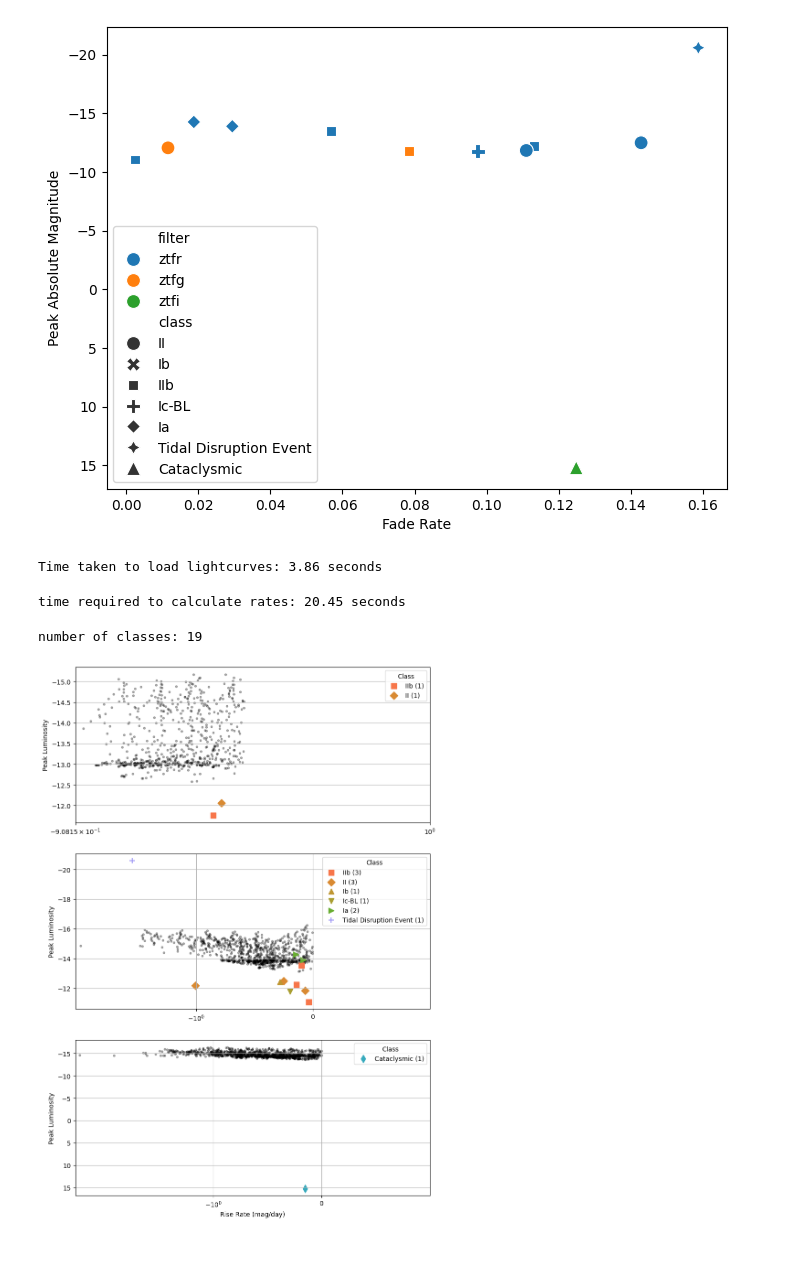
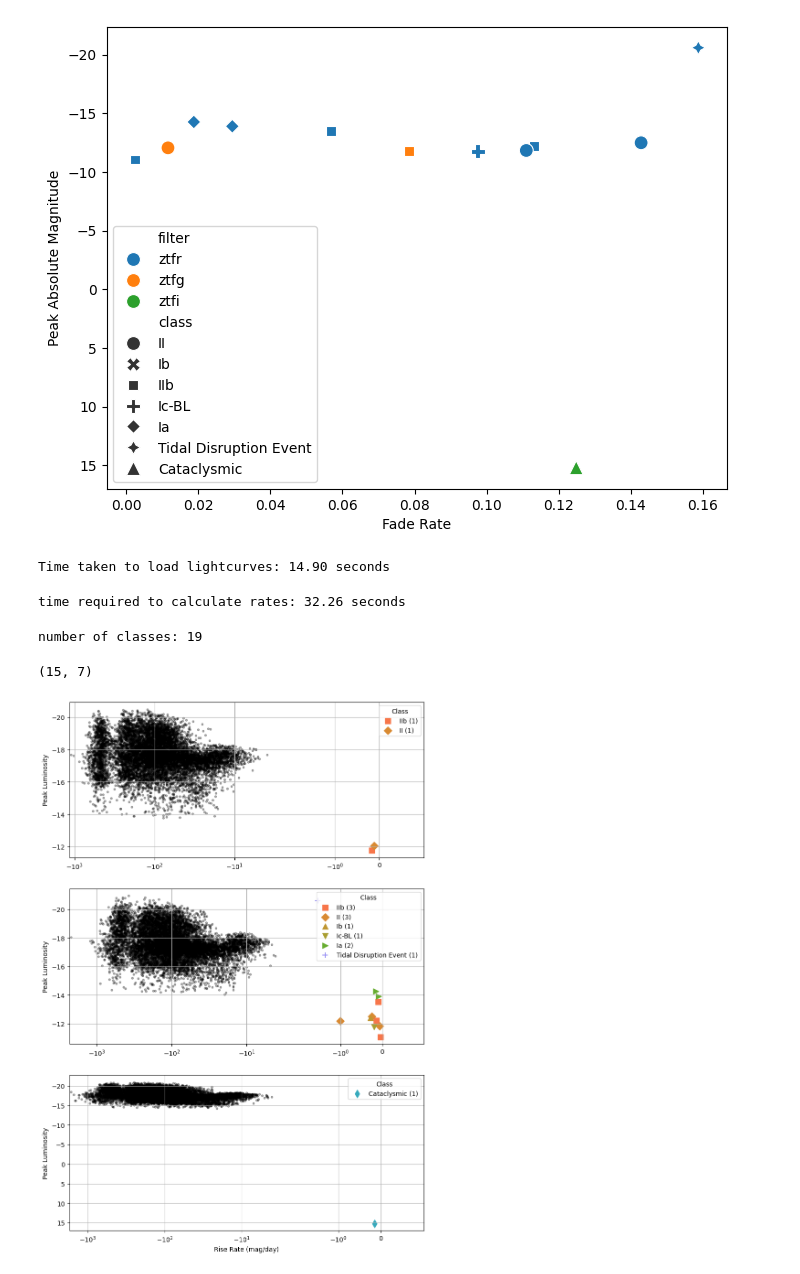
Before and after one commit to tylerbarna/kn-imposters, a Jupyter notebook: hq_candidates.ipynb, the cells around one changed output. Drawn from its saved outputs; the diff is of its cells as text; code cells hidden in the pictures.

Commit message:
starting work on interpolation
also debugging issue with not all items being plotted

```diff
--- a/hq_candidates.ipynb
+++ b/hq_candidates.ipynb
@@ -203,7 +223,7 @@ for key, value in zlc_dict.items():
     for i, filt in enumerate(['ztfg', 'ztfr', 'ztfi']):
         filt_val = value[value['filter'] == filt]
         # print(df_eval[df_eval['object'] == key][f'{filter}_fade'])
-        fade_times = df_eval[df_eval['object'] == key][f'{filter}_fade'].values[0]
+        fade_times = df_eval[df_eval['object'] == key][f'{filt}_fade'].values[0]
         #print(fade_times)
         if type(fade_times) != str:
             continue
@@ -256,32 +355,33 @@ for item, value in zlc_dict.items():
     #print(value)
     item_fade_rates = {}
     item_rise_rates = {}
-    for filter in ['ztfg','ztfr','ztfi']:
-        filter_rise_times = df_eval[df_eval['object'] == item][f'{filter}_rise'].values[0]
-        filter_fade_times = df_eval[df_eval['object'] == item][f'{filter}_fade'].values[0]
+    for filt in ['ztfg','ztfr','ztfi']:
+        filter_rise_times = df_eval[df_eval['object'] == item][f'{filt}_rise'].values[0]
+        filter_fade_times = df_eval[df_eval['object'] == item][f'{filt}_fade'].values[0]
         # print(filter_rise_times, filter_fade_times)
         # print(type(filter_rise_times), type(filter_fade_times))
         if type(filter_rise_times) ==str:
             rise_start, rise_stop = filter_rise_times.split('-')
-            item_rise_rates[filter] = calc_rate(value, float(rise_start), float(rise_stop))
+            item_rise_rates[filt] = calc_rate(value, float(rise_start), float(rise_stop))
         if type(filter_fade_times) == str:
             fade_start, fade_stop = filter_fade_times.split('-')
-            item_fade_rates[filter] = calc_rate(value, float(fade_start), float(fade_stop))
+            item_fade_rates[filt] = calc_rate(value, float(fade_start), float(fade_stop))
 
     fade_rates[item] = item_fade_rates
     rise_rates[item] = item_rise_rates
 # %%
-fade_rates
+# display(fade_rates[IIbs])
+[print(i,fade_rates[i]) for i in IIbs]
 df_rates = pd.DataFrame(columns=['object', 'filter', 'fade_rate', 'rise_rate'])
 for item in fade_rates:
     df_rates = pd.concat([df_rates, pd.DataFrame({'object': item}, index=[0])], ignore_index=True)
-    for filter in fade_rates[item]:
-        df_rates.loc[df_rates['object'] == item, 'filter'] = filter
+    for filt in fade_rates[item]:
+        df_rates.loc[df_rates['object'] == item, 'filter'] = filt
         try:
-            df_rates.loc[df_rates['object'] == item, 'fade_rate'] = fade_rates[item][filter]
+            df_rates.loc[df_rates['object'] == item, 'fade_rate'] = fade_rates[item][filt]
         except:
             df_rates.loc[df_rates['object'] == item, 'fade_rate'] = np.nan
         try:
-            df_rates.loc[df_rates['object'] == item, 'rise_rate'] = rise_rates[item][filter]
+            df_rates.loc[df_rates['object'] == item, 'rise_rate'] = rise_rates[item][filt]
         except:
             df_rates.loc[df_rates['object'] == item, 'rise_rate'] = np.nan
@@ -423,8 +552,8 @@ def read_lightcurve_file(filename: str):
     return df#.to_dict(orient="series")
 
 
-bulla_grid_files = sorted(glob.glob("lcs_bulla_2019/lcs/*.dat"))
-# bulla_grid_files = sorted(glob.glob("lcs_bulla_2022/*.dat"))
+# bulla_grid_files = sorted(glob.glob("lcs_bulla_2019/lcs/*.dat"))
+bulla_grid_files = sorted(glob.glob("lcs_bulla_2022/*.dat"))
 # print(bulla_grid_files[0])
 
 
@@ -524,8 +653,8 @@ print(f'time required to calculate rates: {time.time() - time_end:.2f} seconds')
 # ax[0].set_ylabel("Peak Luminosity"), ax[1].set_ylabel("Peak Luminosity"), ax[2].set_ylabel("Peak Luminosity")
 # ax[2].set_xlabel("Rise Rate (mag/day)");
 # %% [output]
-Time taken to load lightcurves: 3.86 seconds
+Time taken to load lightcurves: 14.90 seconds
-time required to calculate rates: 20.45 seconds
+time required to calculate rates: 32.26 seconds
 # %%
 ## grab all variants of the lightcurve classes and define a dictionary for their colors and markers
 classes = df_rates['class'].unique()
@@ -536,38 +665,48 @@ markers = ['o', 's', 'D', '^', 'v', '<', '>', 'p', 'P', '*', 'X', 'd', 'H', 'h',
 class_dict = {classes[i]: {'color': colors[i], 'marker': markers[i]} for i in range(len(classes))}
 # %% [output]
 number of classes: 19
+# %%
+df_riseplot.shape
+# %% [output]
+(15, 7)
 # %%
 fig, ax = plt.subplots(3, 1, figsize=(10, 15), sharex=False)
 ax[0].grid(), ax[1].grid(), ax[2].grid()
 ax[0].scatter(ztfg_rise_rate, ztfg_max_luminosity_value, color='k', marker='.', alpha=0.3)
 ax[1].scatter(ztfr_rise_rate, ztfr_max_luminosity_value, color='k', marker='.', alpha=0.3)
 ax[2].scatter(ztfi_rise_rate, ztfi_max_luminosity_value, color='k', marker='.', alpha=0.3)
-
+identified_objects = {'ztfg': [], 'ztfr': [], 'ztfi': []}
+plotted_objects = {'ztfg': [], 'ztfr': [], 'ztfi': []}
 df_riseplot = df_rates.dropna(subset=['rise_rate'])
 for class_i in class_dict:
+    #print('\nclass', class_i)
     for i, axi in enumerate(ax):
+        filt = ['ztfg', 'ztfr', 'ztfi'][i]
+        #print('filter:', ['ztfg', 'ztfr', 'ztfi'][i])
         class_data = df_riseplot[df_riseplot['class'] == class_i]
-        filt = ['ztfg', 'ztfr', 'ztfi'][i]
+        # identified_objects[filt] = class_data[class_data['filter'] == ['ztfg', 'ztfr', 'ztfi'][i]]['object'].values
         if len(class_data[class_data['filter'] == filt]) > 0:
+            # plotted_objects[filt] = np.concatenate(plotted_objects[filt], class_data[class_data['filter'] == filt]['object'].values)
+            #print('number of objects:', len(class_data[class_data['filter'] == filt]))
             axi.scatter(class_data[class_data['filter'] == filt]['rise_rate'], class_data[class_data['filter'] == filt]['peak_absmag'], color=class_dict[class_i]['color'], marker=class_dict[class_i]['marker'], label=class_i, s=75)
 # sns.scatterplot(data=df_riseplot[df_riseplot['filter'] == 'ztfg'], x='rise_rate', y='peak_absmag', hue='class', style='class', ax=ax[0], s=100, color='k')
 # sns.scatterplot(data=df_riseplot[df_riseplot['filter'] == 'ztfr'], x='rise_rate', y='peak_absmag',  hue='class', style='class', ax=ax[1], s=100, color='k')
 # sns.scatterplot(data=df_riseplot[df_riseplot['filter'] == 'ztfi'], x='rise_rate', y='peak_absmag',  hue='class', style='class', ax=ax[2], s=100, color='k')
 
 
 class_counts_ztfg = df_riseplot[df_riseplot['filter'] == 'ztfg']['class'].value_counts().to_dict()
 class_counts_ztfr = df_riseplot[df_riseplot['filter'] == 'ztfr']['class'].value_counts().to_dict()
 class_counts_ztfi = df_riseplot[df_riseplot['filter'] == 'ztfi']['class'].value_counts().to_dict()
 for i, (axi, counts) in enumerate(zip(ax, [class_counts_ztfg, class_counts_ztfr, class_counts_ztfi])):
     handles, labels = axi.get_legend_handles_labels()
     new_labels = [f'{label} ({counts[label]})' for label in labels if label in counts]
     axi.legend(handles, new_labels, title='Class')
 
 ax[0].invert_yaxis(), ax[1].invert_yaxis(), ax[2].invert_yaxis();
 ax[0].set_xscale('symlog'), ax[1].set_xscale('symlog'), ax[2].set_xscale('symlog');
 ax[0].set_xlim(None,1), ax[1].set_xlim(None,1), ax[2].set_xlim(None,1);
 
 ax[0].set_ylabel("Peak Luminosity"), ax[1].set_ylabel("Peak Luminosity"), ax[2].set_ylabel("Peak Luminosity")
 ax[0].set_xlabel(""), ax[0].set_xlabel(""), ax[2].set_xlabel("Rise Rate (mag/day)");
 # %% [output]
-[figure, old version]
+[figure, new version]
```
Also changed, not shown: parts of 16 cells of this notebook.
